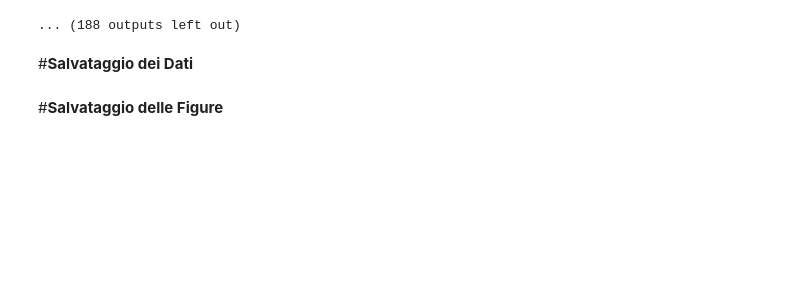
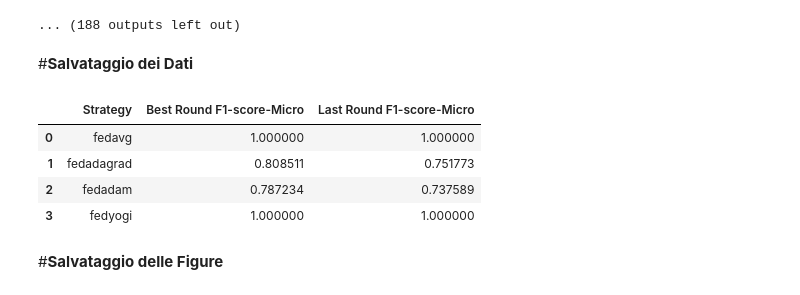
Before and after one commit to StatCan/UN-PML-Pilot, a Jupyter notebook: notebooks/new_aggregation_strategies_implementation_machine_learning.ipynb, the cells around one changed output. Cells and saved outputs as stored; diff of their text form; code cells hidden in the pictures; blank space fills up the shorter version.

```diff
--- a/notebooks/new_aggregation_strategies_implementation_machine_learning.ipynb
+++ b/notebooks/new_aggregation_strategies_implementation_machine_learning.ipynb
@@ -43,10 +45,11 @@ strategy_list = ['fedavg', 'fedadagrad', 'fedadam', 'fedyogi']
 strategy_type = 'fedavg'
 loop_on_strategies = True     # se True
 dataset = "har"                # cifar10, har
+global_metrics = "F1-score-Micro"    # Accuracy, F1-score-Macro, F1-Score-Micro, F1-Score-per-Class
 # %% [markdown]
 #**Hyper-parameters**
 # %%
-n_epochs = 50
+n_epochs = 5
 n_rounds = 25
 validation_split = 0.2
 batch_size = 64
@@ -288,9 +291,22 @@ def test(net, testloader):
             total += labels.size(0)
             correct += (predicted == labels).sum().item()
     loss /= len(testloader.dataset)
+
     accuracy = correct / total
+    f1_macro = f1_score(labels, predicted, average='macro')
+    f1_micro = f1_score(labels, predicted, average='micro')
+    f1_scores = f1_score(labels, predicted, average=None)
 
-    return accuracy, loss
+    #print("\n\n\nF1 score per class\n\n\n", f1_scores[1])
+
+    if global_metrics == "Accuracy":
+      return accuracy, loss
+    elif global_metrics == "F1-score-Macro":
+      return f1_macro, loss
+    elif global_metrics == "F1-score-Micro":
+      return f1_micro, loss
+    elif global_metrics == "F1-score-per-Class":
+      return f1_scores[1], loss
 # %% [markdown]
 #**Implementazione del Client Flower**
 # %% [markdown]
@@ -423,7 +439,7 @@ for strategy_type in loop_list:
 
   acc = [m[1] for m in history.losses_distributed]
   plt.figure()												# generate a new window
-  plt.plot(acc, label=strategy_type.capitalize()+' Accuracy', color = strategy_colors[loop_list.index(strategy_type)])
+  plt.plot(acc, label=strategy_type.capitalize()+' '+global_metrics, color = strategy_colors[loop_list.index(strategy_type)])
   plt.legend()
   plt.title(strategy_type.capitalize())
   plt.savefig("./Outputs/"+save_path+"/"+strategy_type+".png", dpi = 300)
@@ -565,10 +523,16 @@ DEBUG:flwr:fit_round 5: strategy sampled 4 clients (out of 4)
 # %% [markdown]
 #**Salvataggio dei Dati**
 # %%
-strategies_acc_df = pd.DataFrame(strategies_acc, columns = ["Strategy", "Best Round Accuracy", "Last Round Accuracy"])
+strategies_acc_df = pd.DataFrame(strategies_acc, columns = ["Strategy", "Best Round "+global_metrics, "Last Round "+global_metrics])
 strategies_acc_df.to_csv("./Outputs/"+save_path+"/"+"fl_accuracies_over_strategies.csv")
 strategies_acc_df.to_excel("./Outputs/"+save_path+"/"+"fl_accuracies_over_strategies.xlsx")
 strategies_acc_df
+# %% [output]
+|  | Strategy | Best Round F1-score-Micro | Last Round F1-score-Micro |
+| 0 | fedavg | 1.000000 | 1.000000 |
+| 1 | fedadagrad | 0.808511 | 0.751773 |
+| 2 | fedadam | 0.787234 | 0.737589 |
+| 3 | fedyogi | 1.000000 | 1.000000 |
 # %% [markdown]
 #**Salvataggio delle Figure**
 # %%
```
Also changed, not shown: parts of 5 cells of this notebook, 2 other files.
